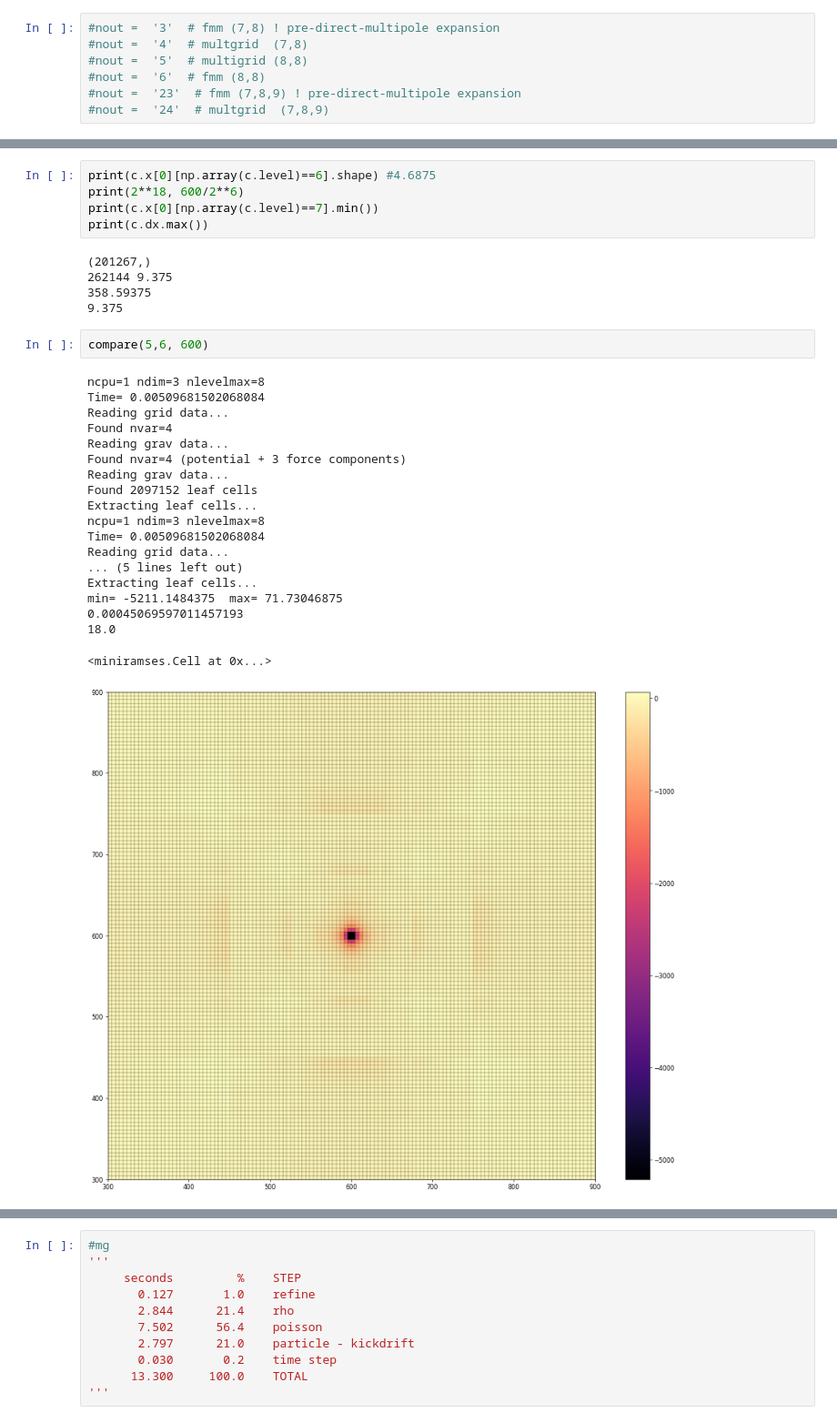
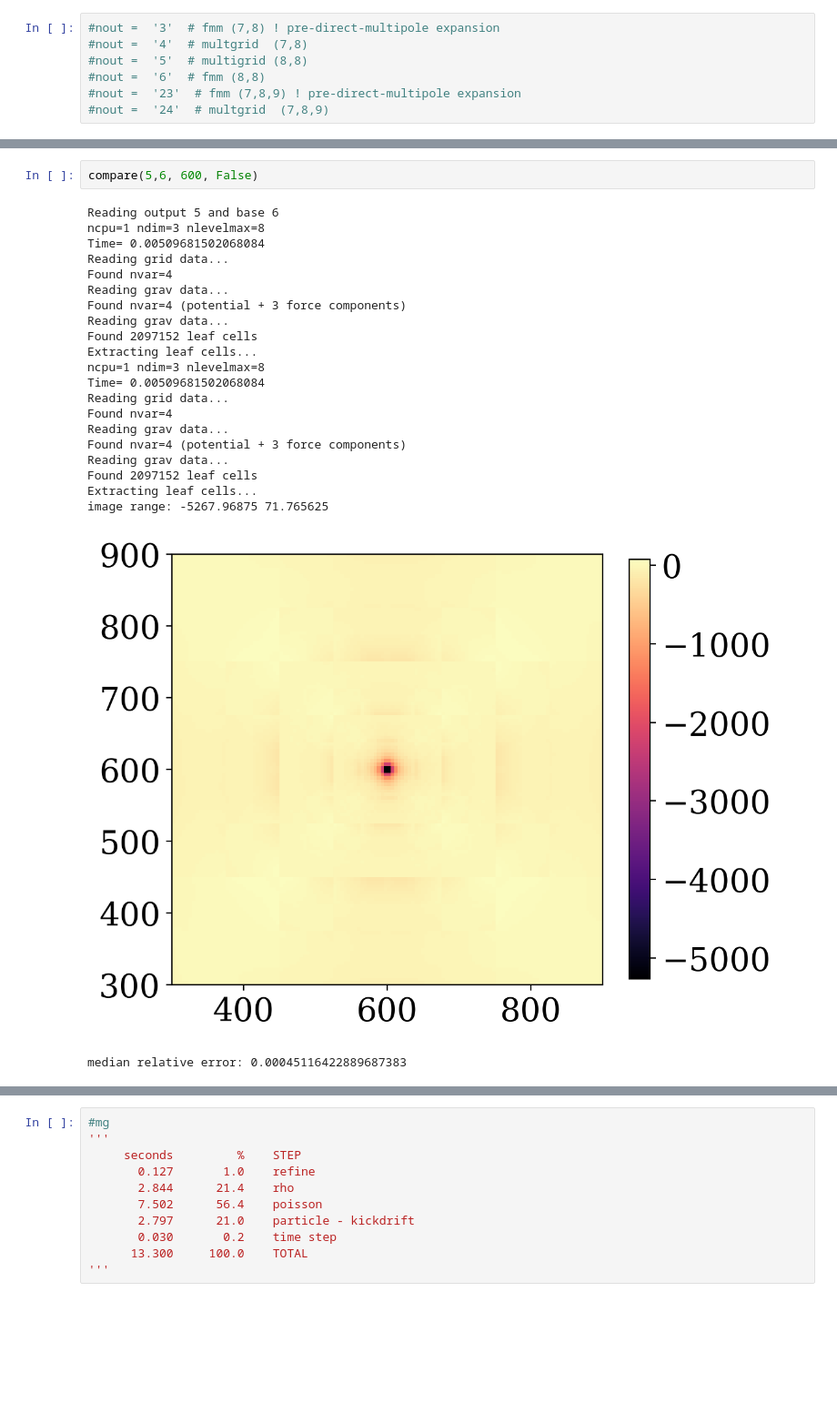
Before and after one commit to Byeol-Haneul/Ramses-FMM, a Jupyter notebook: analyze/amr.ipynb, the cells around one changed output, grey strips where cells are left out. Shown at 91% size. Drawn from its saved outputs; the diff is of its cells as text; blank space fills up the shorter version.

```diff
--- a/analyze/amr.ipynb
+++ b/analyze/amr.ipynb
@@ -202,32 +239,25 @@ min= -121544.21875  max= -13233.46484375
-# %%
-print(c.x[0][np.array(c.level)==6].shape) #4.6875
-print(2**18, 600/2**6)
-print(c.x[0][np.array(c.level)==7].min())
-print(c.dx.max())
-# %% [output]
-(201267,)
-262144 9.375
-358.59375
-9.375
 # %%
-compare(5,6, 600)
+compare(5,6, 600, False)
 # %% [output]
+Reading output 5 and base 6
 ncpu=1 ndim=3 nlevelmax=8
 Time= 0.00509681502068084
 Reading grid data...
 Found nvar=4
 Reading grav data...
 Found nvar=4 (potential + 3 force components)
 Reading grav data...
 Found 2097152 leaf cells
 Extracting leaf cells...
 ncpu=1 ndim=3 nlevelmax=8
 Time= 0.00509681502068084
 Reading grid data...
-... (5 lines left out)
+Found nvar=4
+Reading grav data...
+Found nvar=4 (potential + 3 force components)
+Reading grav data...
+Found 2097152 leaf cells
 Extracting leaf cells...
-min= -5211.1484375  max= 71.73046875
-0.00045069597011457193
-18.0
+image range: -5267.96875 71.765625
+[figure, new version]
-<miniramses.Cell at 0x...>
+median relative error: 0.00045116422889687383
-[figure, old version]
```
Also changed, not shown: parts of 13 cells of this notebook, 1 other file.
